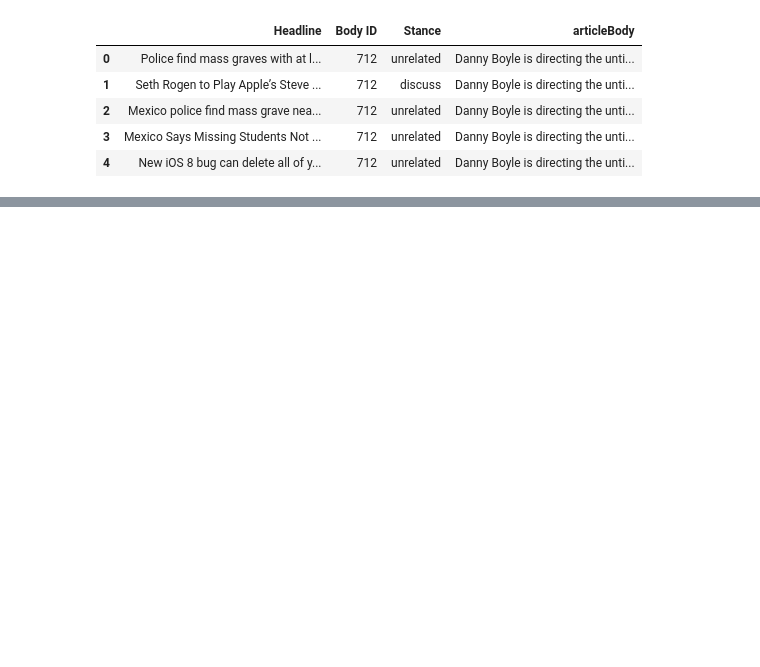
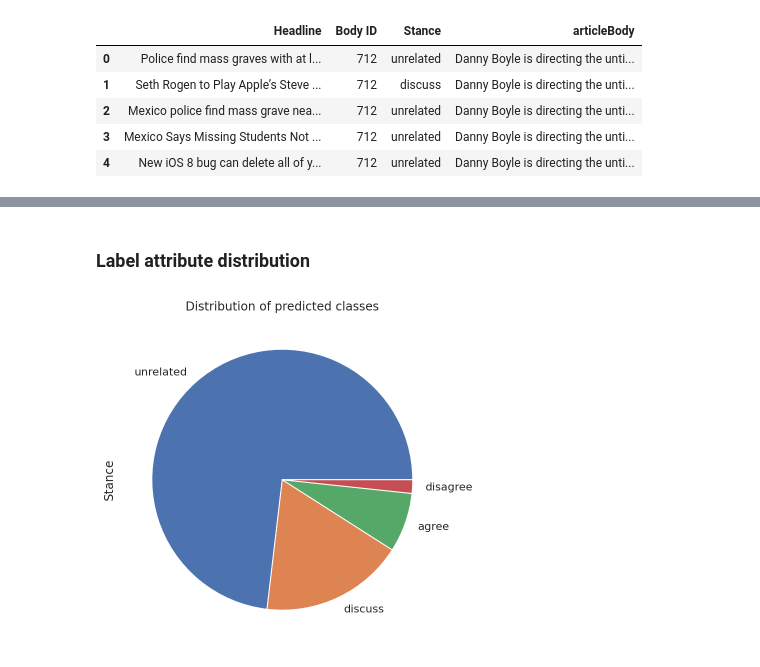
Before and after one commit to pmacinec/fake-news-datasets, a Jupyter notebook: datasets/fake_news_challenge/fake_news_challenge.ipynb, the cells around one changed output, grey strips where cells are left out. Saved outputs shown, nothing was run; the diff lists cells and outputs as text; code cells hidden in the pictures; blank space fills up the shorter version.

```diff
--- a/datasets/fake_news_challenge/fake_news_challenge.ipynb
+++ b/datasets/fake_news_challenge/fake_news_challenge.ipynb
@@ -99,0 +124,23 @@ df.isnull().sum().plot(kind='bar', ylim=(0, len(df)), title='NaN values per colu
+# %%
+skip_attributes = [
+    'Body ID'
+] # attributes to skip in analysis (e.g. id)
+
+textual_attributes = [
+    'Headline', 'articleBody'
+] # attributes with text values (e.g. content of article)
+textual_attributes = list(filter(lambda value: value not in skip_attributes, textual_attributes))
+
+numerical_attributes = list(df.select_dtypes([np.number]).columns)
+numerical_attributes = list(filter(lambda value: value not in textual_attributes + skip_attributes, numerical_attributes))
+
+categorical_attributes = list(df.select_dtypes(['object', 'category']).columns)
+categorical_attributes = list(filter(lambda value: value not in textual_attributes + skip_attributes, categorical_attributes))
+
+label_column = 'Stance' # attribute considered as "label"
+# %% [markdown]
+### Label attribute distribution
+# %%
+df[label_column].value_counts().plot(kind='pie', title='Distribution of predicted classes');
+# %% [output]
+[figure, added]
```
Also changed, not shown: parts of 42 cells of this notebook, 2 other files.
